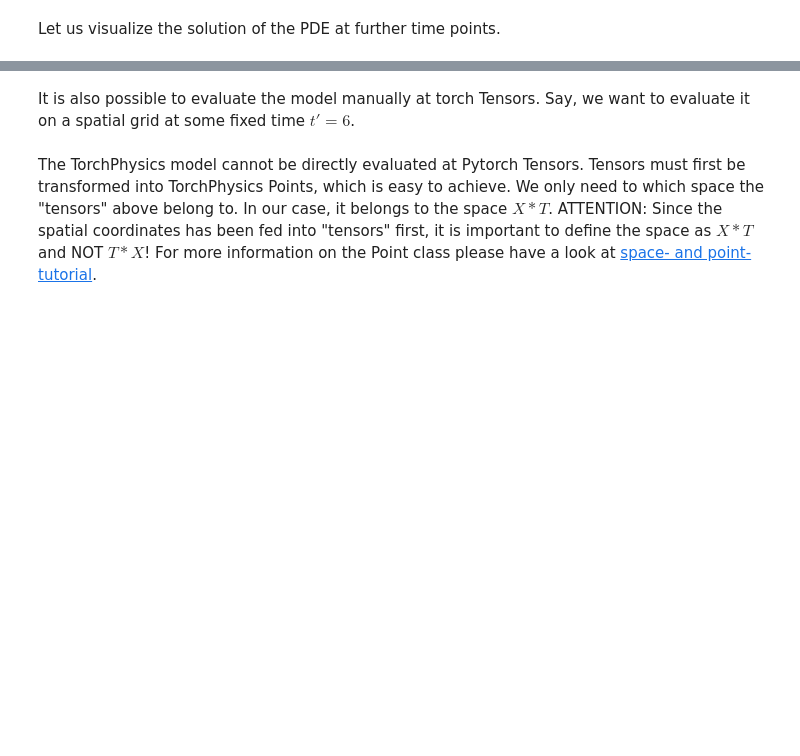
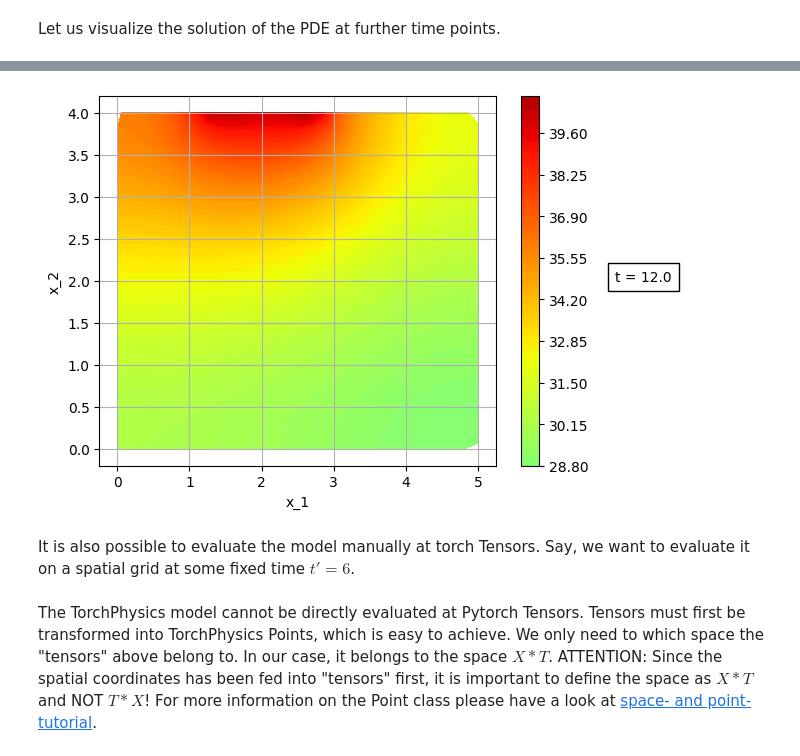
Before and after one commit to boschresearch/torchphysics, a Jupyter notebook: examples/tutorial/Introduction_Tutorial_PINNs.ipynb, the cells around one changed output, grey strips where cells are left out. Cells and saved outputs as stored; diff of their text form; code cells hidden in the pictures; blank space fills up the shorter version.

```diff
--- a/examples/tutorial/Introduction_Tutorial_PINNs.ipynb
+++ b/examples/tutorial/Introduction_Tutorial_PINNs.ipynb
@@ -329,3 +333,7 @@ fig          = tp.utils.plot(model, lambda u : u, plot_sampler, plot_type='conto
+# %%
+fig
+# %% [output]
+[figure, added]
 # %% [markdown]
 It is also possible to evaluate the model manually at torch Tensors. Say, we want to evaluate it on a spatial grid at some fixed time $t'= 6$.
 # %%
```
Also changed, not shown: parts of 13 cells of this notebook, 3 other files.
